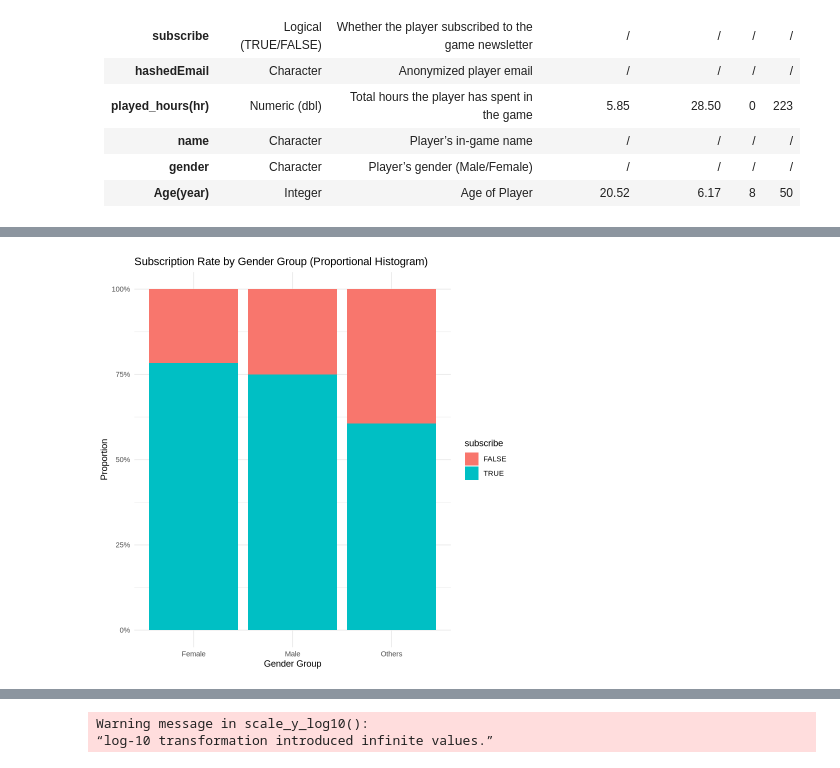
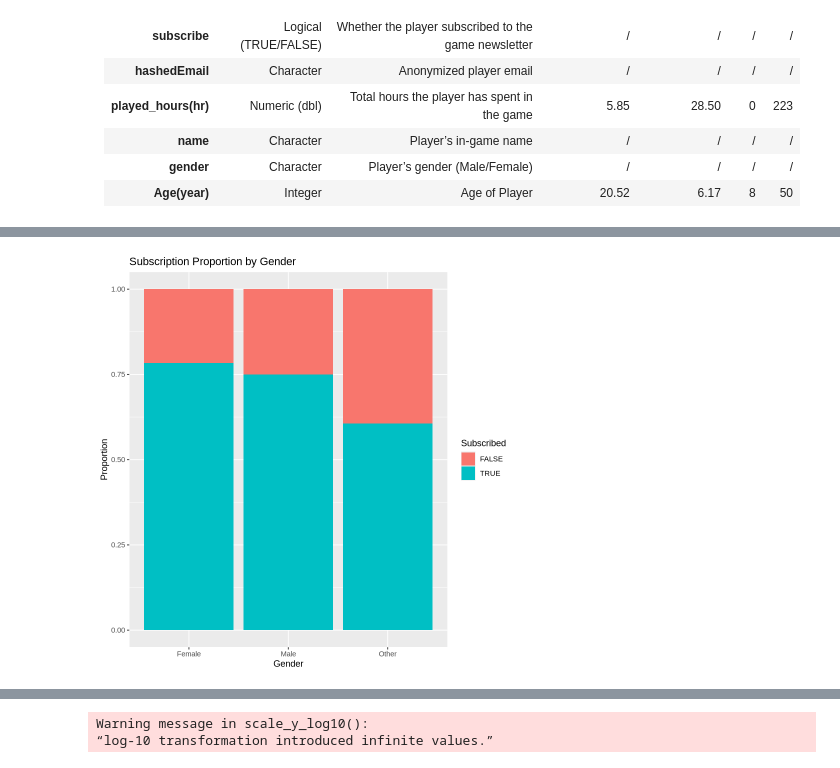
Before and after one commit to kbeletsky/dsci_100_project, a Jupyter notebook: Group project.ipynb, the cells around one changed output, grey strips where cells are left out. Cells and saved outputs as stored; diff of their text form; code cells hidden in the pictures.

Commit message:
Part 2
I added some new charts

```diff
--- a/Group project.ipynb
+++ b/Group project.ipynb
@@ -133,21 +155,20 @@ nrow(sessions) - nrow(distinct(sessions))
 # %%
 # subscription rate vs Gender
-players |>
+players <- players |>
   mutate(gender_grouped = case_when(
-    gender == "Male" ~ "Male",
-    gender == "Female" ~ "Female",
-    TRUE ~ "Others")) |>
-  group_by(gender_grouped, subscribe) |>
-  summarise(count = n(), .groups = "drop") |>
-  group_by(gender_grouped) |>
-  mutate(proportion = count / sum(count)) |>
-  ggplot(aes(x = gender_grouped, y = proportion, fill = subscribe)) +
-  geom_bar(stat = "identity", position = "stack") +
+    str_to_lower(gender) %in% c("male", "m") ~ "Male",
+    str_to_lower(gender) %in% c("female", "f") ~ "Female",
+    !is.na(gender) ~ "Other",
+    TRUE ~ NA_character_))
+
+gender_chart<-ggplot(players, aes(x = gender_grouped, fill = subscribe)) +
+  geom_bar(position = "fill") +
   labs(
-    title = "Subscription Rate by Gender Group (Proportional Histogram)",
-    x = "Gender Group",
-    y = "Proportion") +
-  scale_y_continuous(labels = scales::percent_format()) +
-  theme_minimal()
+    title = "Subscription Proportion by Gender",
+    x = "Gender",
+    y = "Proportion",
+    fill = "Subscribed")
+
+gender_chart
 # %% [output]
-[figure, old version]
+[figure, new version]
```
Also changed, not shown: parts of 4 cells of this notebook.
